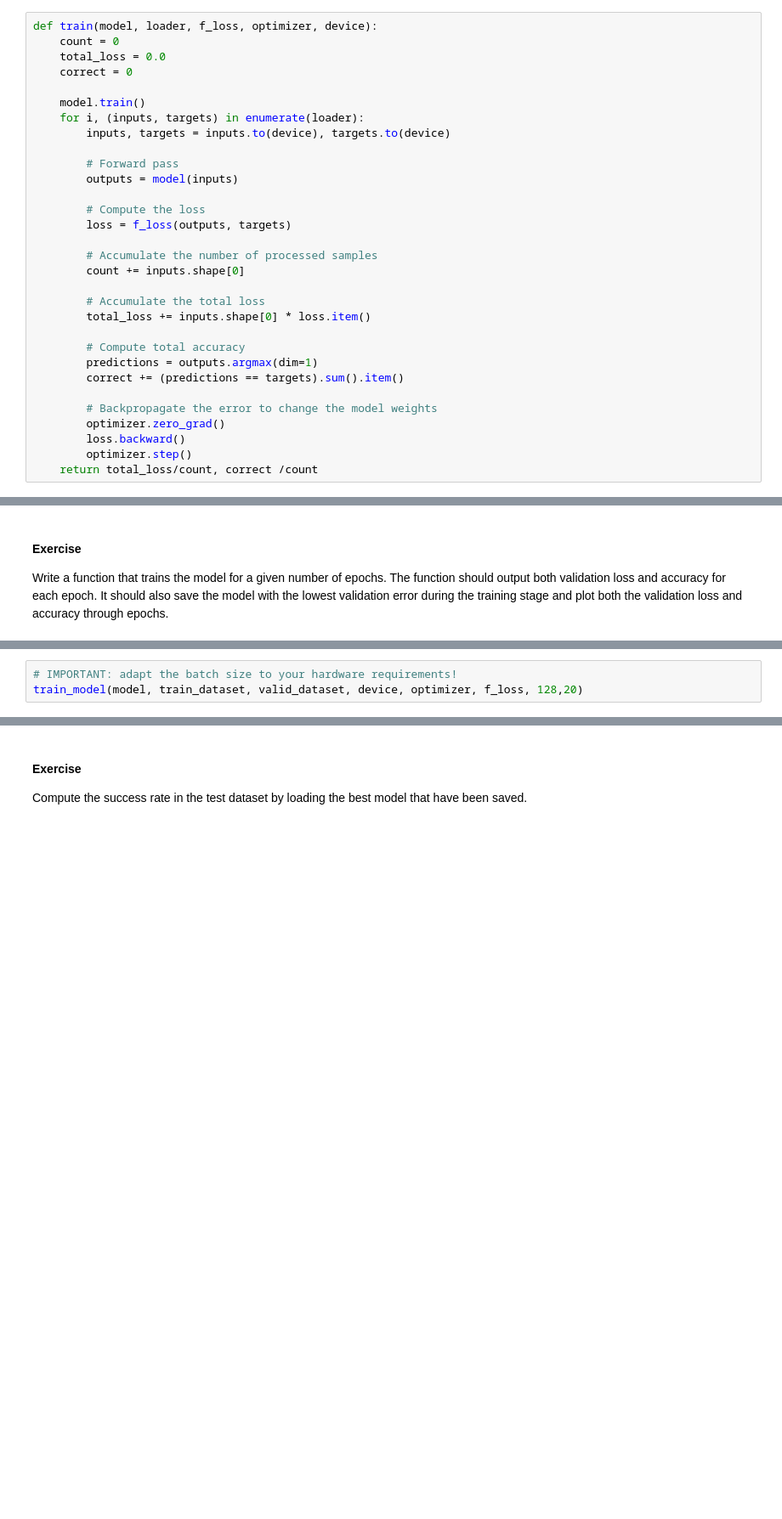
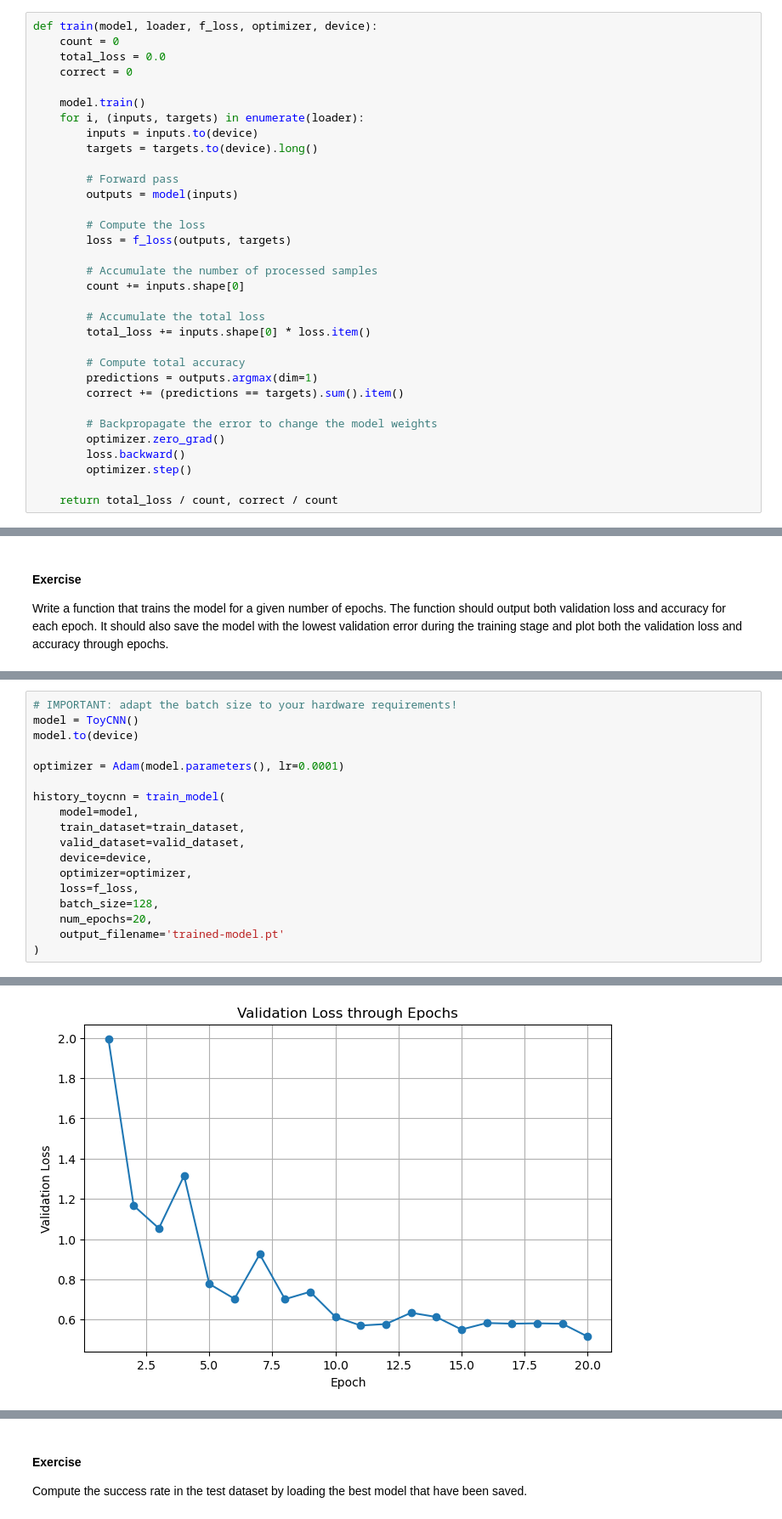
Before and after one commit to hugogs7/CV-II, a Jupyter notebook: 1b - Image classification.ipynb, the cells around one changed output, grey strips where cells are left out. Shown at 85% size. Cells and saved outputs as stored; diff of their text form; blank space fills up the shorter version.

```diff
--- a/1b - Image classification.ipynb
+++ b/1b - Image classification.ipynb
@@ -162,7 +162,8 @@ def train(model, loader, f_loss, optimizer, device):
 
     model.train()
     for i, (inputs, targets) in enumerate(loader):
-        inputs, targets = inputs.to(device), targets.to(device)
+        inputs = inputs.to(device)
+        targets = targets.to(device).long()
 
         # Forward pass
         outputs = model(inputs)
@@ -184,7 +185,8 @@ def train(model, loader, f_loss, optimizer, device):
         optimizer.zero_grad()
         loss.backward()
         optimizer.step()
-    return total_loss/count, correct /count
+
+    return total_loss / count, correct / count
 # %% [markdown]
 The following code trains the `ToyCNN` model one epoch using the `CrossEntropyLoss` as function loss and the `Adam` optimizer:
 # %%
@@ -257,3 +337,19 @@ def train_model(model, train_dataset, valid_dataset, device,
 # %%
 # IMPORTANT: adapt the batch size to your hardware requirements!
-train_model(model, train_dataset, valid_dataset, device, optimizer, f_loss, 128,20)
+model = ToyCNN()
+model.to(device)
+
+optimizer = Adam(model.parameters(), lr=0.0001)
+
+history_toycnn = train_model(
+    model=model,
+    train_dataset=train_dataset,
+    valid_dataset=valid_dataset,
+    device=device,
+    optimizer=optimizer,
+    loss=f_loss,
+    batch_size=128,
+    num_epochs=20,
+    output_filename='trained-model.pt'
+)
+# %% [output]
@@ -259,0 +373 @@ train_model(model, train_dataset, valid_dataset, device, optimizer, f_loss, 128,
+[figure, added]
```
Also changed, not shown: parts of 24 cells of this notebook.
